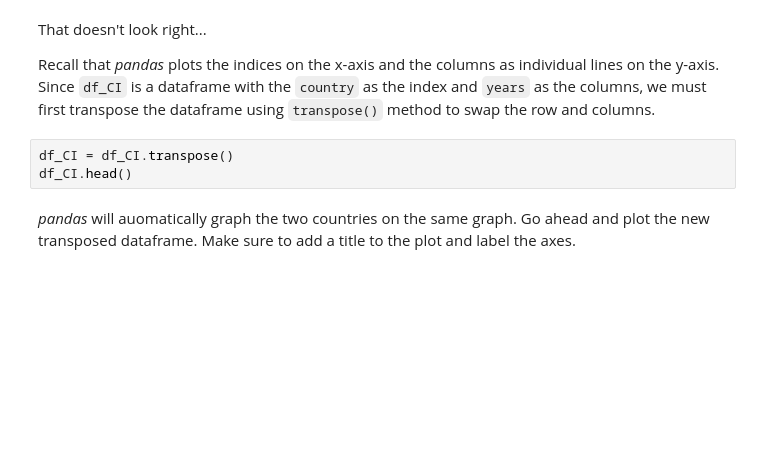
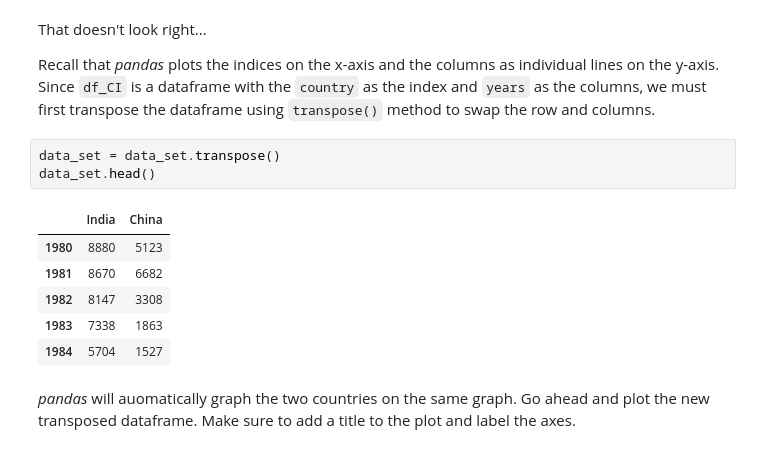
Before and after one commit to yashika0998/Coursera-Courses-Notebooks, a Jupyter notebook: Data Visualization with python/DV0101EN-1-1-1-Introduction-to-Matplotlib-and-Line-Plots-py-v2.0.ipynb, the cells around one changed output. Drawn from its saved outputs; the diff is of its cells as text; blank space fills up the shorter version.

```diff
--- a/Data Visualization with python/DV0101EN-1-1-1-Introduction-to-Matplotlib-and-Line-Plots-py-v2.0.ipynb
+++ b/Data Visualization with python/DV0101EN-1-1-1-Introduction-to-Matplotlib-and-Line-Plots-py-v2.0.ipynb
@@ -688,9 +688,16 @@ df_CI.plot(kind='line')
 That doesn't look right...
 
 Recall that *pandas* plots the indices on the x-axis and the columns as individual lines on the y-axis. Since `df_CI` is a dataframe with the `country` as the index and `years` as the columns, we must first transpose the dataframe using `transpose()` method to swap the row and columns.
-# %%
-df_CI = df_CI.transpose()
-df_CI.head()
+# %%
+data_set = data_set.transpose()
+data_set.head()
+# %% [output]
+|  | India | China |
+| 1980 | 8880 | 5123 |
+| 1981 | 8670 | 6682 |
+| 1982 | 8147 | 3308 |
+| 1983 | 7338 | 1863 |
+| 1984 | 5704 | 1527 |
 # %% [markdown]
 *pandas* will auomatically graph the two countries on the same graph. Go ahead and plot the new transposed dataframe. Make sure to add a title to the plot and label the axes.
 # %%
```
Also changed, not shown: parts of 3 cells of this notebook.
